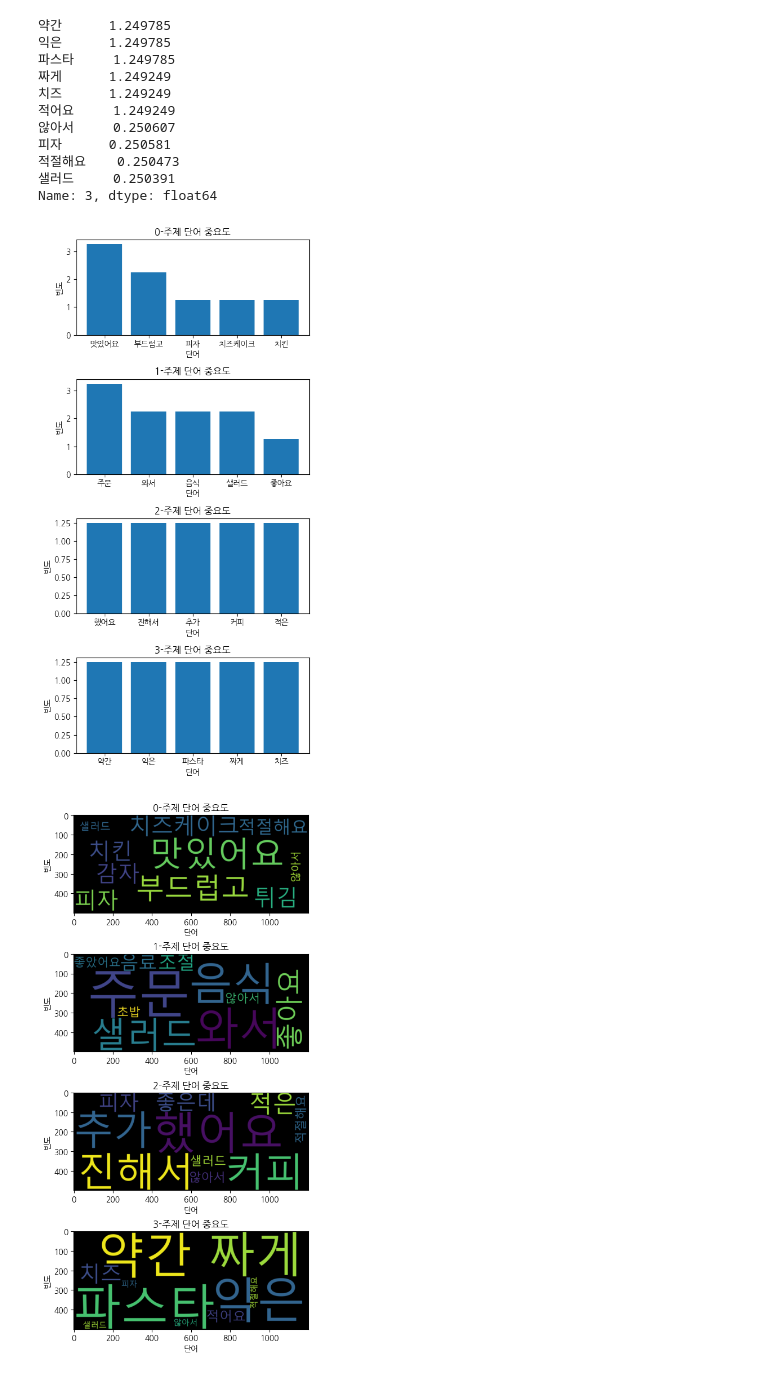
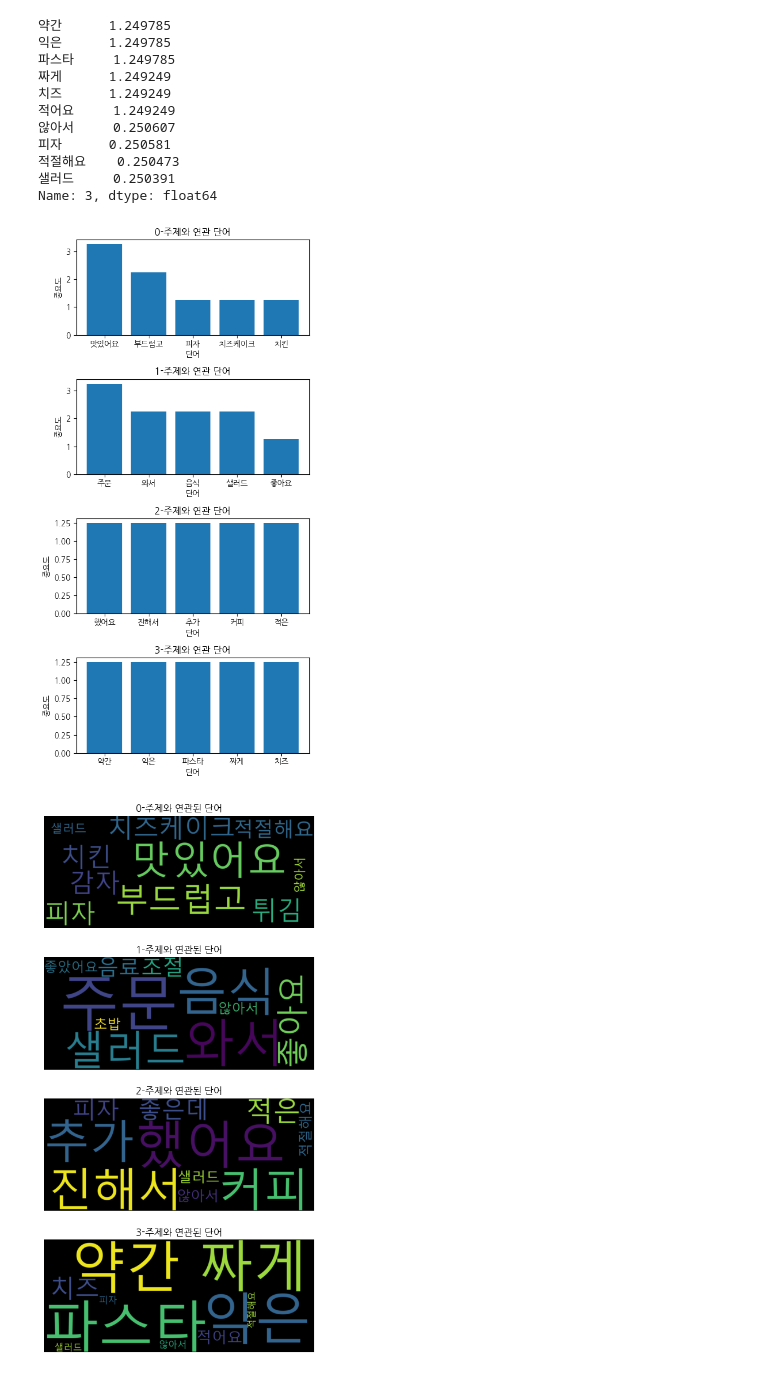
Before and after one commit to sang105kr/kdt_pythonstudy, a Jupyter notebook: nlp/clustering.ipynb, the cells around one changed output. Cells and saved outputs as stored; diff of their text form; code cells hidden in the pictures.

```diff
--- a/nlp/clustering.ipynb
+++ b/nlp/clustering.ipynb
@@ -376,30 +376,29 @@ fig, axs = plt.subplots(n ,1,figsize=(5,10))  # 4개 플롯을 수직으로 배
 for i in range(n) :
     data = df_lda_H_cvect.loc[i].nlargest(5)
     axs[i].bar(data.index, data.values)
-    axs[i].set_title(f'{i}-주제 단어 중요도')
+    axs[i].set_title(f'{i}-주제와 연관 단어')
     axs[i].set_xlabel('단어')
-    axs[i].set_ylabel('빈도')
+    axs[i].set_ylabel('중요도')
 
 plt.tight_layout() #서브 플롯간 간격 조절
 plt.show()
 # %% [output]
-[figure, old version]
+[figure, new version]
 # %%
 # 클라우드로 주제별 주요 단어 시각화하기
 
 n = len(df_lda_H_cvect)
 fig, axs = plt.subplots(n ,1,figsize=(5,10))  # 4개 플롯을 수직으로 배열
 
 for i in range(n) :
     data = df_lda_H_cvect.loc[i].nlargest(10)
     wc_importances = display_word_cloud(' '.join(data.index),dict(data))
 
     axs[i].imshow(wc_importances, interpolation='bilinear')
-    axs[i].set_title(f'{i}-주제 단어 중요도')
-    axs[i].set_xlabel('단어')
-    axs[i].set_ylabel('빈도')
+    axs[i].set_title(f'{i}-주제와 연관된 단어')
+    axs[i].axis('off')  # x, y축 눈금 제거
 
 plt.tight_layout() #서브 플롯간 간격 조절
 plt.show()
 # %% [output]
-[figure, old version]
+[figure, new version]
```
